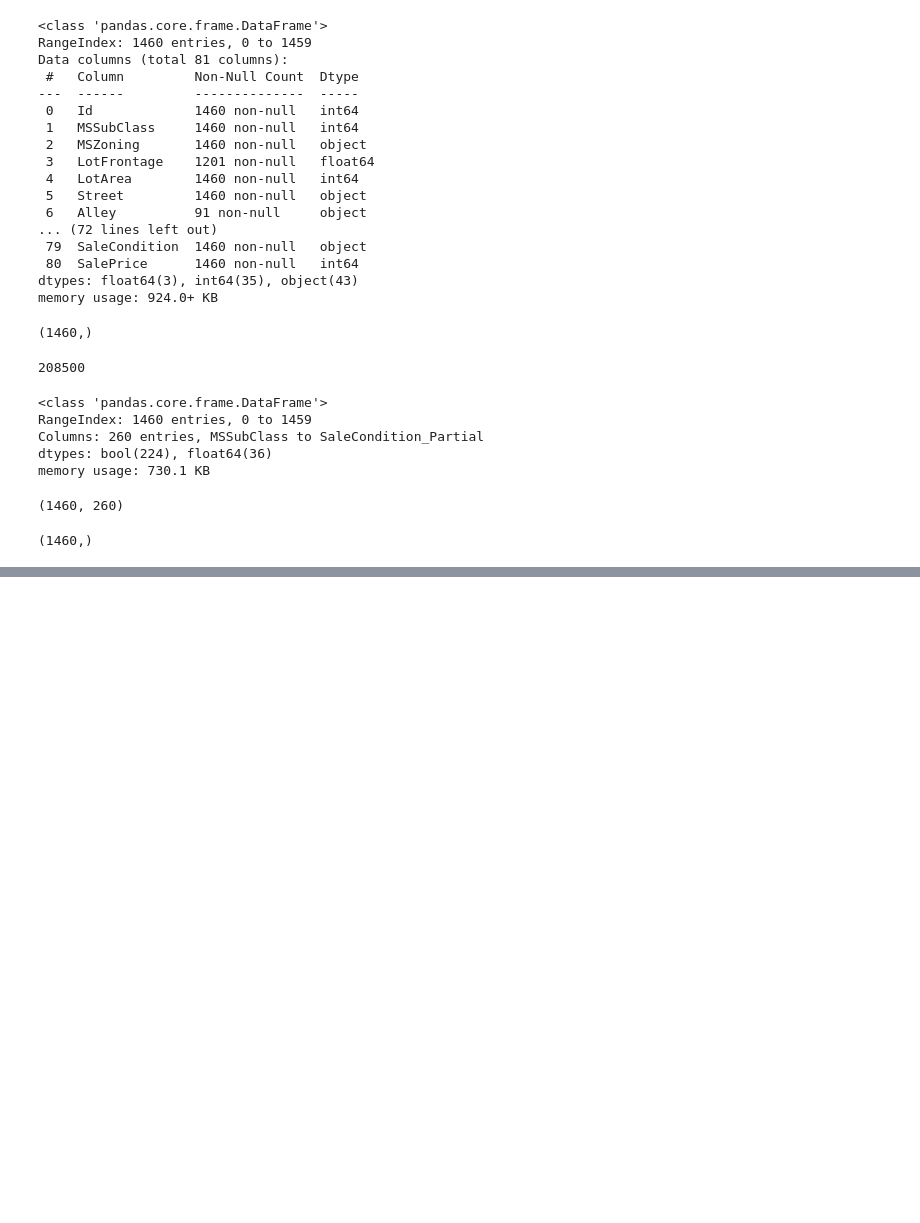
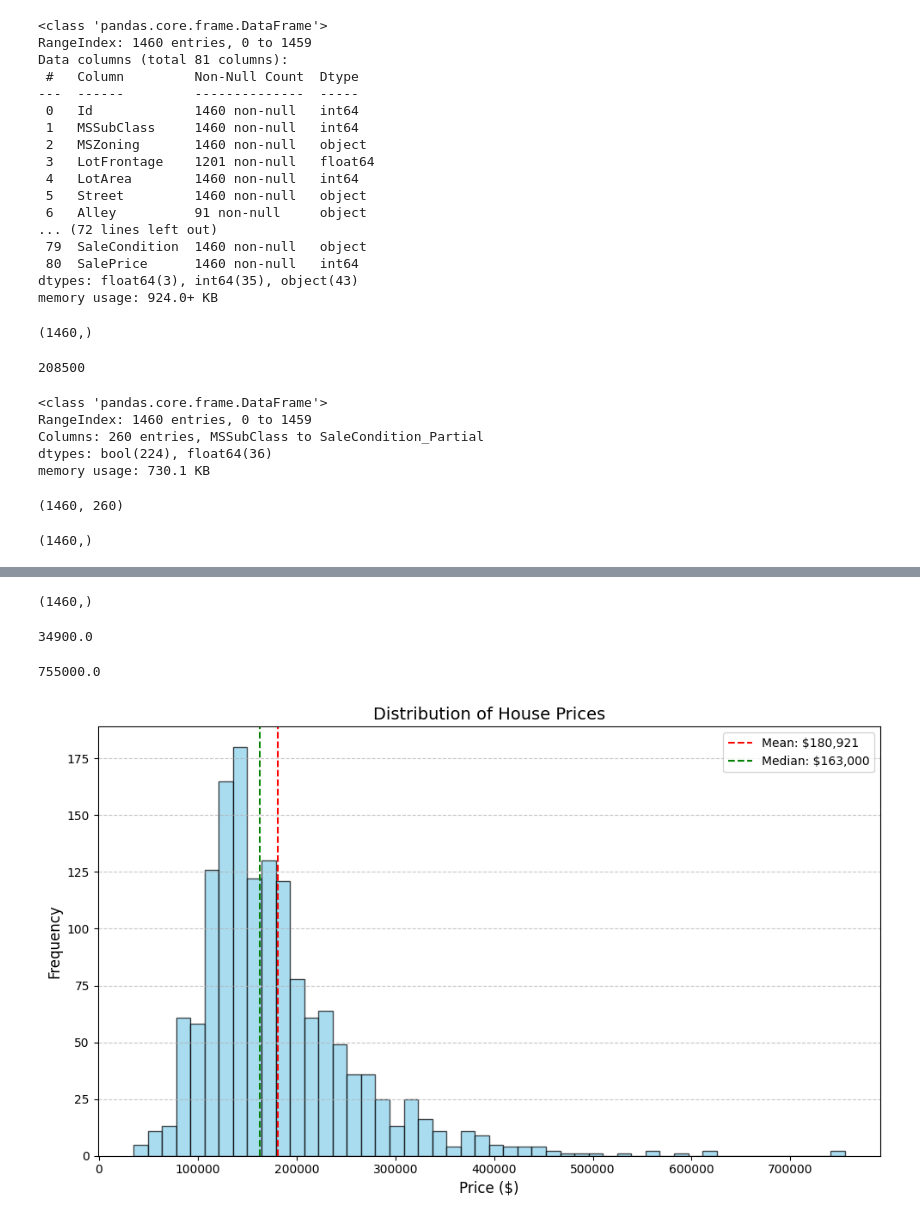
Before and after one commit to cwh611/kaggle, a Jupyter notebook: ames_housing_prices/main.ipynb, the cells around one changed output, grey strips where cells are left out. Cells and saved outputs as stored; diff of their text form; code cells hidden in the pictures; blank space fills up the shorter version.

```diff
--- a/ames_housing_prices/main.ipynb
+++ b/ames_housing_prices/main.ipynb
@@ -205,0 +218,26 @@ submission.to_csv('submission.csv', index=False)
+# %%
+y_train.shape
+# %% [output]
+(1460,)
+# %%
+y_train.min()
+# %% [output]
+34900.0
+# %%
+y_train.max()
+# %% [output]
+755000.0
+# %%
+plt.figure(figsize=(10, 6))
+plt.hist(y_train, bins=50, color='skyblue', edgecolor='black', alpha=0.7)
+plt.title('Distribution of House Prices', fontsize=14)
+plt.xlabel('Price ($)', fontsize=12)
+plt.ylabel('Frequency', fontsize=12)
+plt.grid(axis='y', linestyle='--', alpha=0.7)
+plt.axvline(np.mean(y_train), color='red', linestyle='--', label=f'Mean: ${np.mean(y_train):,.0f}')
+plt.axvline(np.median(y_train), color='green', linestyle='--', label=f'Median: ${np.median(y_train):,.0f}')
+plt.legend()
+plt.tight_layout()
+plt.show()
+# %% [output]
+[figure, added]
```
Also changed, not shown: parts of 40 cells of this notebook, 2 other files.
